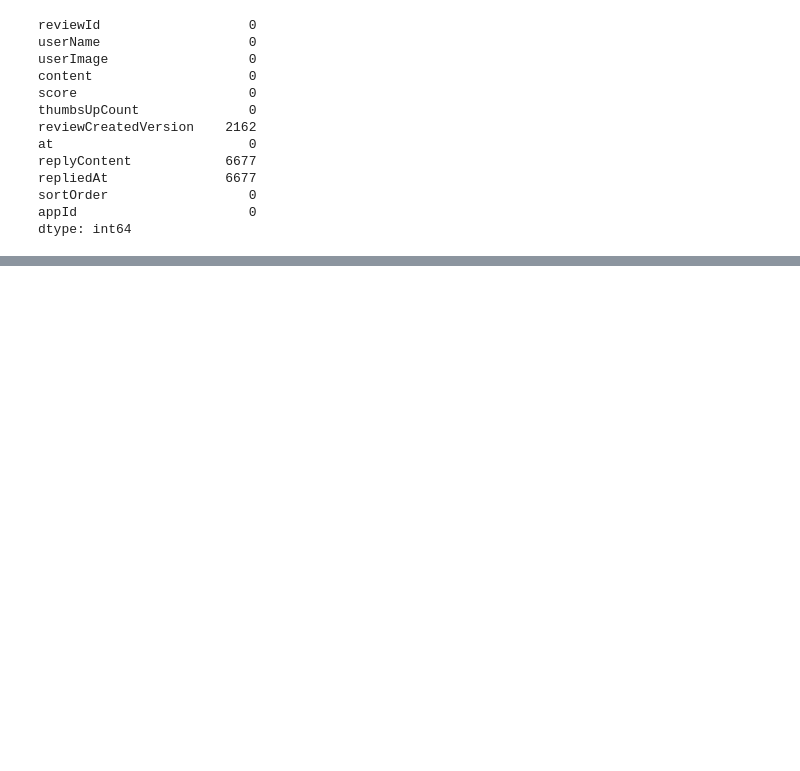
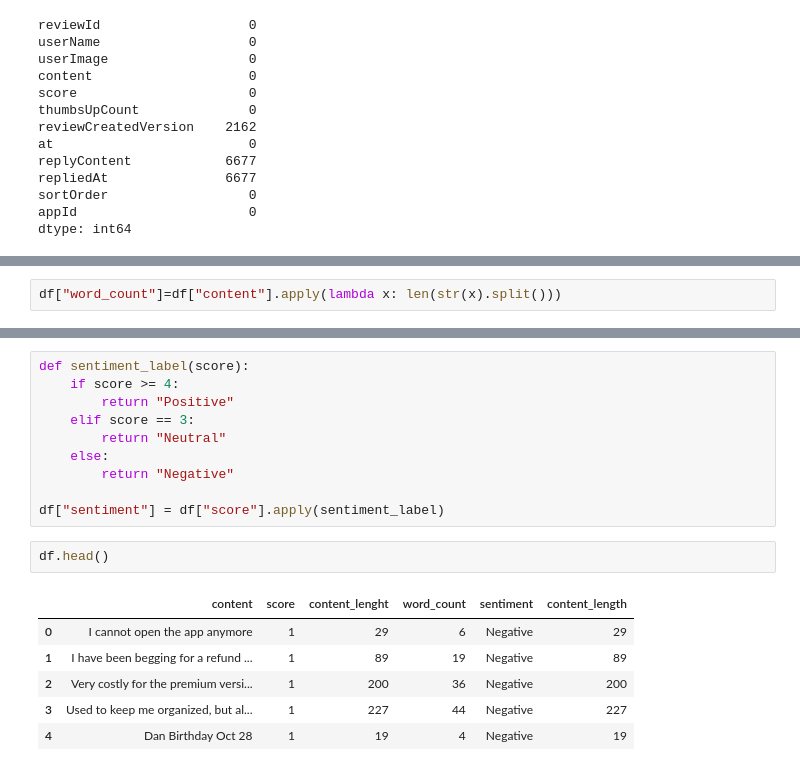
Before and after one commit to Tireloup/Store-reviews, a Jupyter notebook: Store reviews.ipynb, the cells around one changed output, grey strips where cells are left out. Drawn from its saved outputs; the diff is of its cells as text; blank space fills up the shorter version.

```diff
--- a/Store reviews.ipynb
+++ b/Store reviews.ipynb
@@ -108,0 +146,2 @@ df.head()
+# %%
+df["word_count"]=df["content"].apply(lambda x: len(str(x).split()))
@@ -108,0 +157,19 @@ df.head()
+# %%
+def sentiment_label(score):
+    if score >= 4:
+        return "Positive"
+    elif score == 3:
+        return "Neutral"
+    else:
+        return "Negative"
+
+df["sentiment"] = df["score"].apply(sentiment_label)
+# %%
+df.head()
+# %% [output]
+|  | content | score | content_lenght | word_count | sentiment | content_length |
+| 0 | I cannot open the app anymore | 1 | 29 | 6 | Negative | 29 |
+| 1 | I have been begging for a refund ... | 1 | 89 | 19 | Negative | 89 |
+| 2 | Very costly for the premium versi... | 1 | 200 | 36 | Negative | 200 |
+| 3 | Used to keep me organized, but al... | 1 | 227 | 44 | Negative | 227 |
+| 4 | Dan Birthday Oct 28 | 1 | 19 | 4 | Negative | 19 |
```
Also changed, not shown: parts of 18 cells of this notebook.
